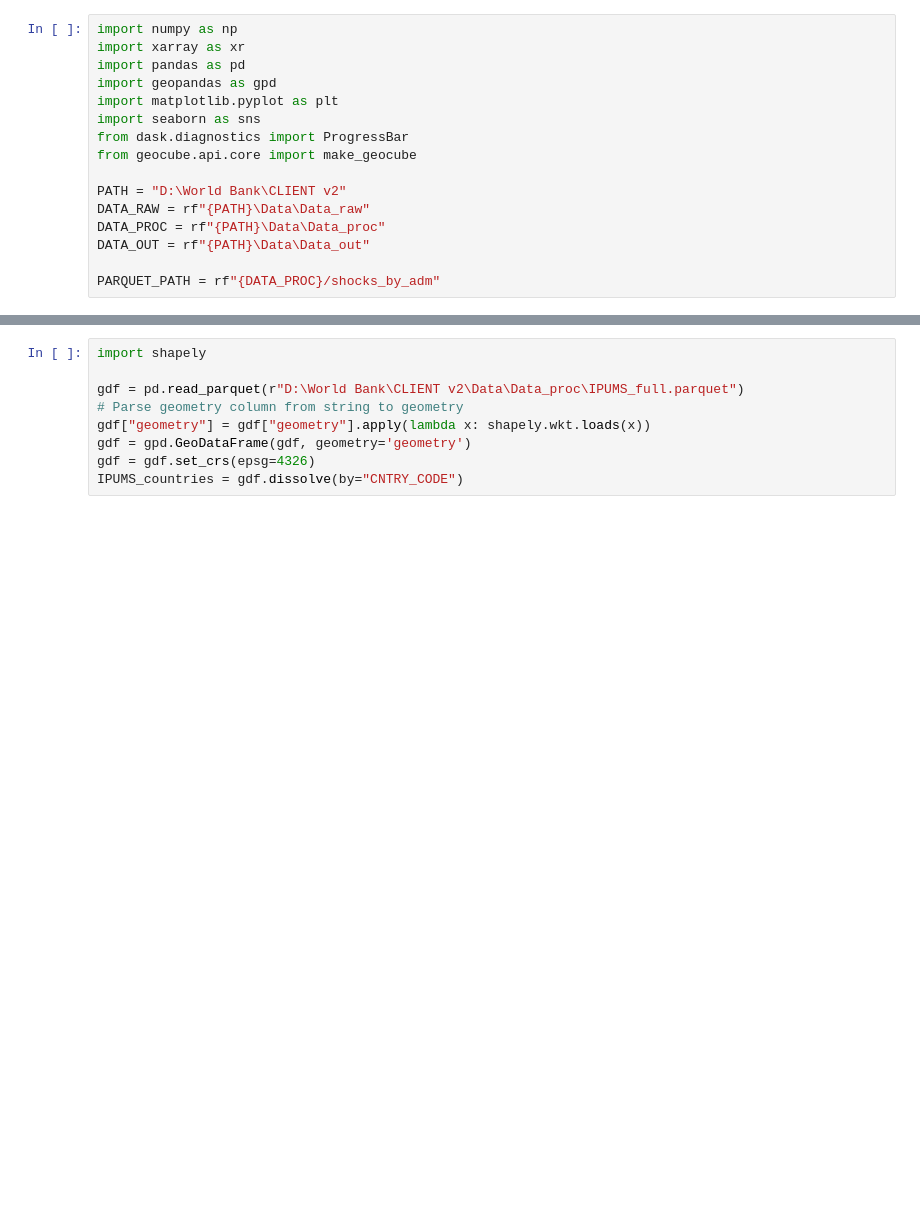
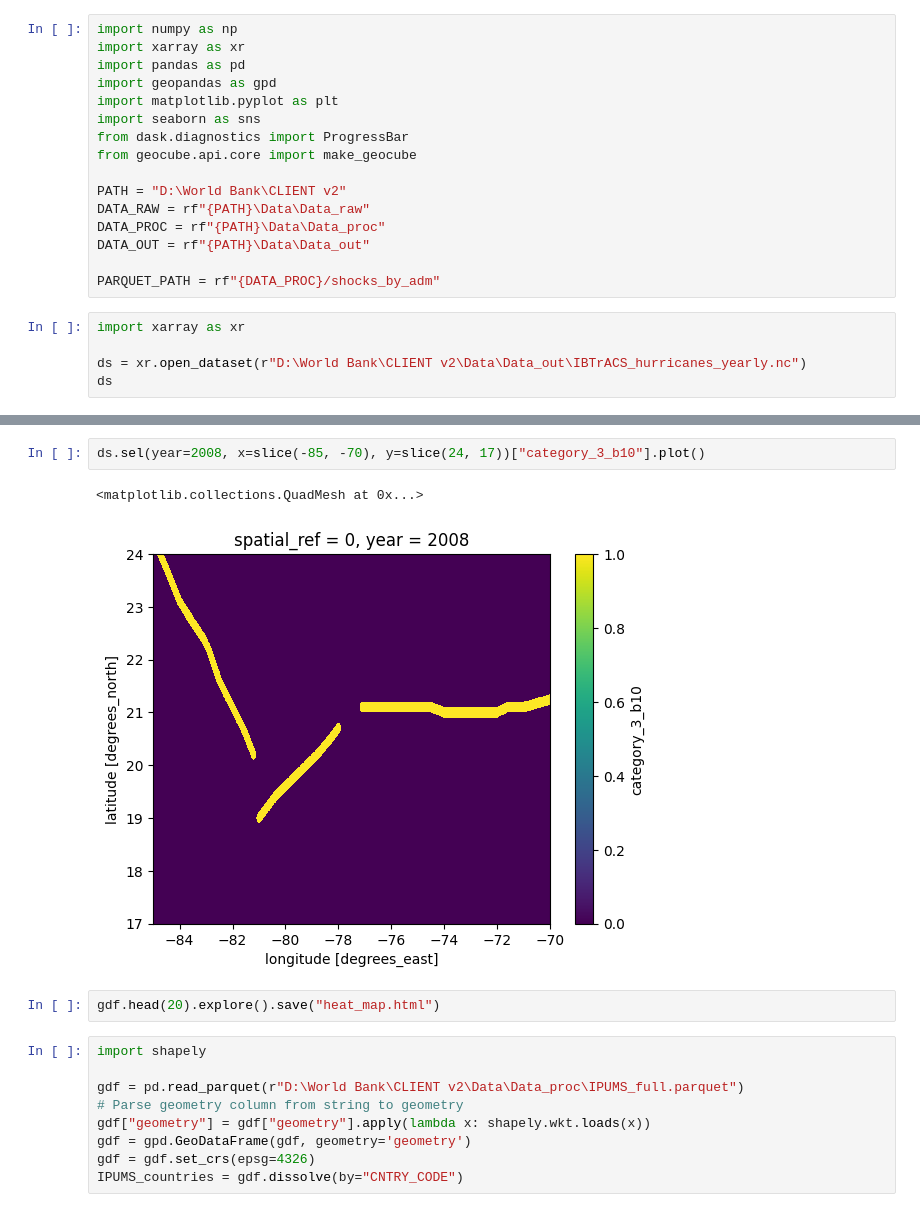
Before and after one commit to Queeno11/CLIENT-v2, a Jupyter notebook: debug.ipynb, the cells around one changed output, grey strips where cells are left out. Saved outputs shown, nothing was run; the diff lists cells and outputs as text; blank space fills up the shorter version.

```diff
--- a/debug.ipynb
+++ b/debug.ipynb
@@ -14,3 +14,8 @@ DATA_PROC = rf"{PATH}\Data\Data_proc"
 DATA_OUT = rf"{PATH}\Data\Data_out"
 
 PARQUET_PATH = rf"{DATA_PROC}/shocks_by_adm"
+# %%
+import xarray as xr
+
+ds = xr.open_dataset(r"D:\World Bank\CLIENT v2\Data\Data_out\IBTrACS_hurricanes_yearly.nc")
+ds
@@ -17,3 +54,10 @@ PARQUET_PATH = rf"{DATA_PROC}/shocks_by_adm"
+# %%
+ds.sel(year=2008, x=slice(-85, -70), y=slice(24, 17))["category_3_b10"].plot()
+# %% [output]
+<matplotlib.collections.QuadMesh at 0x...>
+[figure, added]
+# %%
+gdf.head(20).explore().save("heat_map.html")
 # %%
 import shapely
 
```
Also changed, not shown: parts of 2 cells of this notebook, 7 other files.
